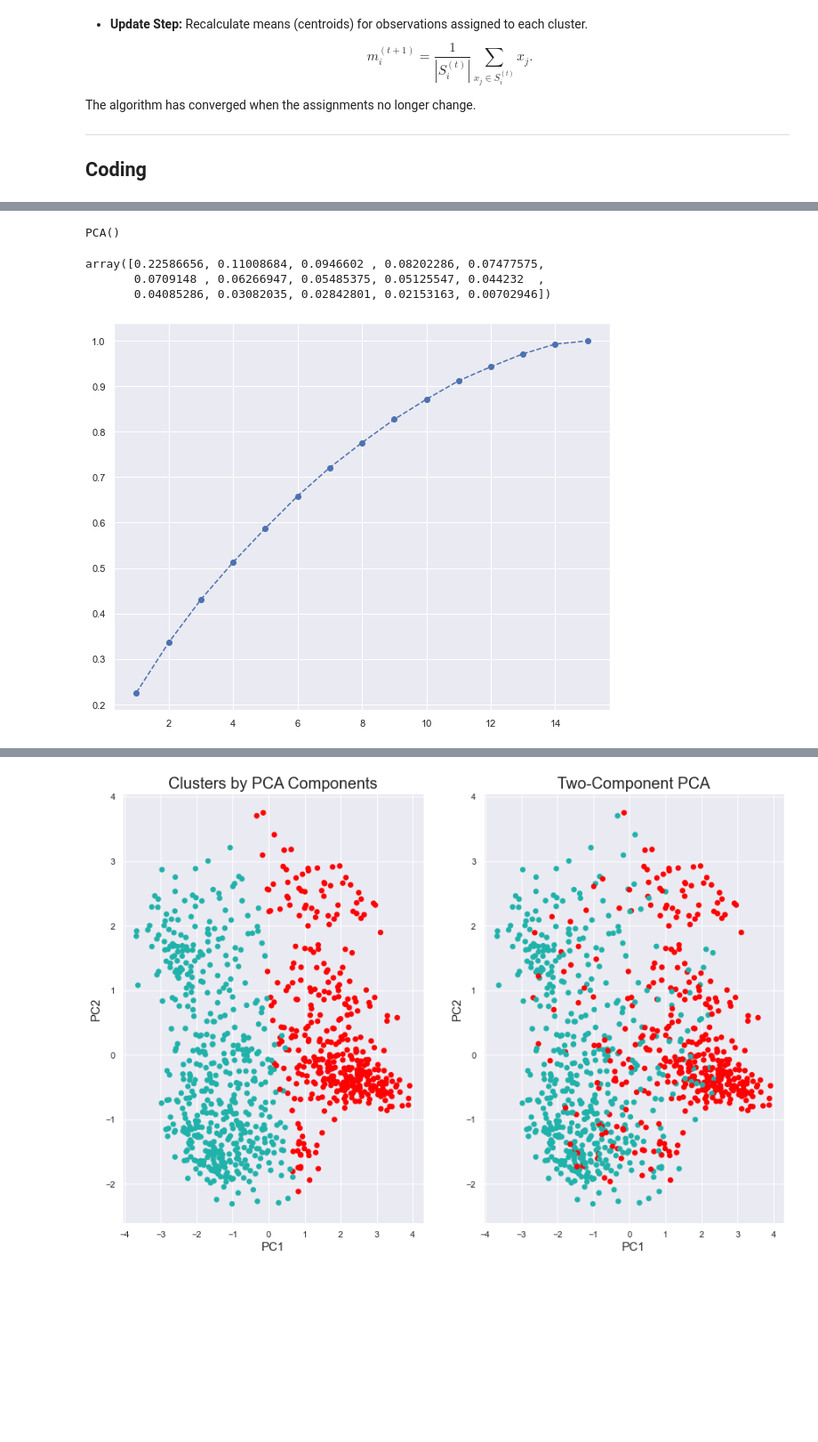
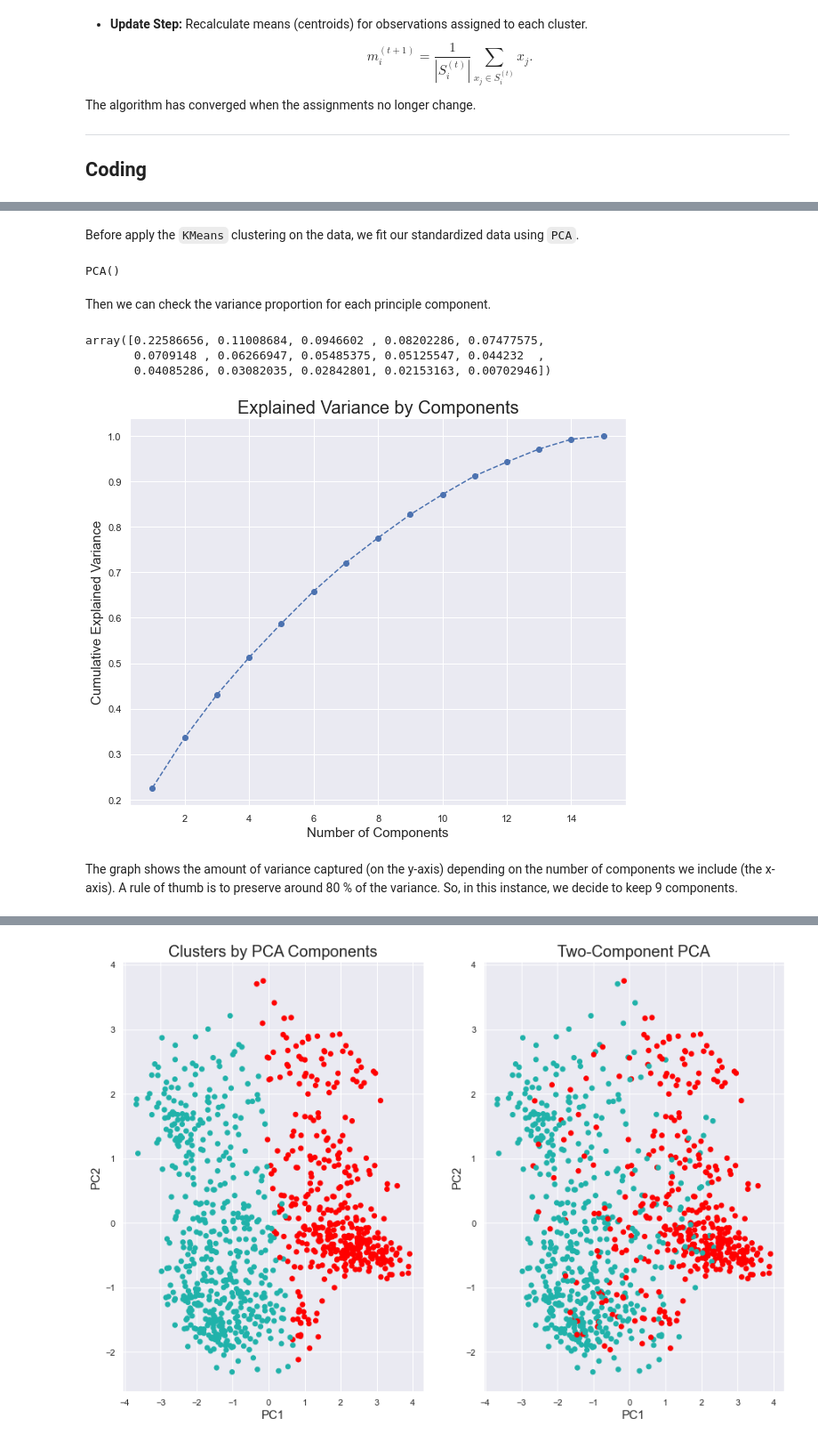
Before and after one commit to YulinLi98/INDE_577_Repo, a Jupyter notebook: Unsupervised_Learning/K-Means_Clustering/K-Means_Clustering.ipynb, the cells around one changed output, grey strips where cells are left out. Shown at 89% size. Cells and saved outputs as stored; diff of their text form; code cells hidden in the pictures; blank space fills up the shorter version.

````diff
--- a/Unsupervised_Learning/K-Means_Clustering/K-Means_Clustering.ipynb
+++ b/Unsupervised_Learning/K-Means_Clustering/K-Means_Clustering.ipynb
@@ -65,11 +67,15 @@ y = df.HeartDisease
 # Standardize the data
 scaler = StandardScaler()
 X_scaled = scaler.fit_transform(X)
+# %% [markdown]
+Before apply the ```KMeans``` clustering on the data, we fit our standardized data using ```PCA```.
 # %%
 pca = PCA()
 pca.fit(X_scaled)
 # %% [output]
 PCA()
+# %% [markdown]
+Then we can check the variance proportion for each principle component.
 # %%
 pca.explained_variance_ratio_
 # %% [output]
@@ -79,6 +85,9 @@ array([0.22586656, 0.11008684, 0.0946602 , 0.08202286, 0.07477575,
 # %%
 plt.figure(figsize=(10,8))
 plt.plot(range(1,16), pca.explained_variance_ratio_.cumsum(),marker = 'o', linestyle = '--')
+plt.xlabel('Number of Components', size = 15)
+plt.ylabel('Cumulative Explained Variance', size = 15)
+plt.title('Explained Variance by Components', size = 20)
 plt.show()
 # %% [output]
-[figure, old version]
+[figure, new version]
@@ -86,0 +94,2 @@ pca_data = pca.transform(X_scaled)
+# %% [markdown]
+The graph shows the amount of variance captured (on the y-axis) depending on the number of components we include (the x-axis). A rule of thumb is to preserve around 80 % of the variance. So, in this instance, we decide to keep 9 components.
````
Also changed, not shown: parts of 11 cells of this notebook, 1 other file.
